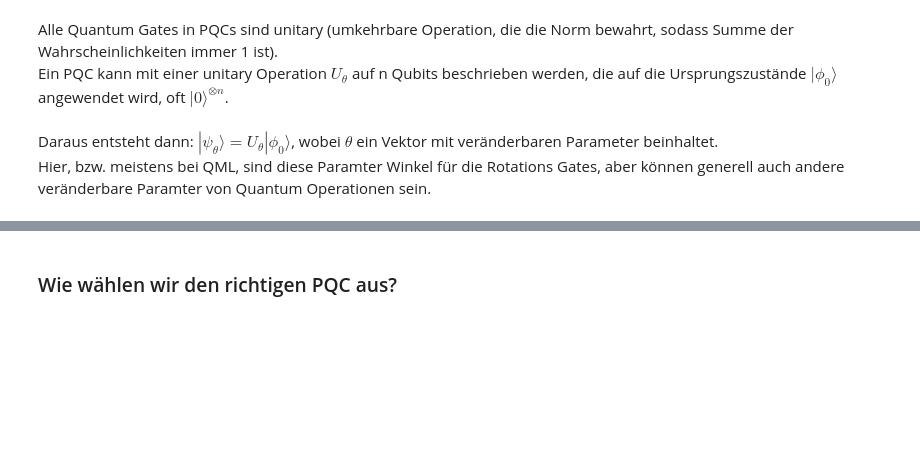
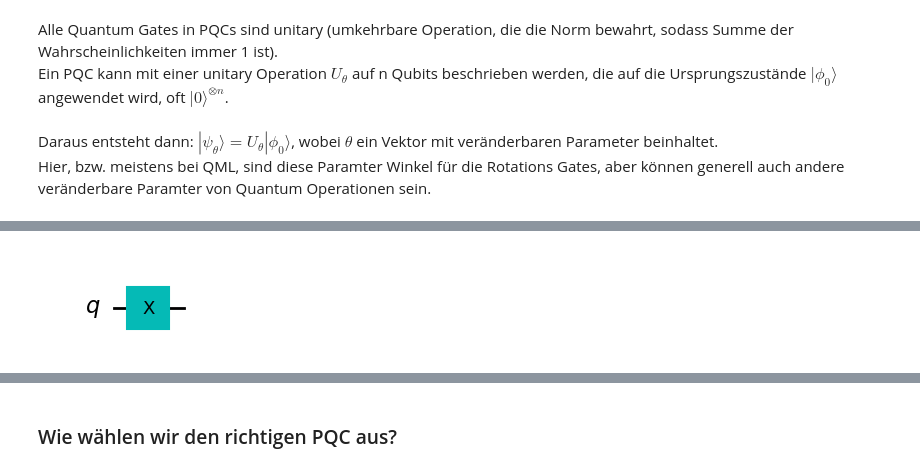
Before and after one commit to jannikobenhoff/quantum_machine_learning, a Jupyter notebook: tutorial/Tutorial.ipynb, the cells around one changed output, grey strips where cells are left out. Drawn from its saved outputs; the diff is of its cells as text; code cells hidden in the pictures; blank space fills up the shorter version.

```diff
--- a/tutorial/Tutorial.ipynb
+++ b/tutorial/Tutorial.ipynb
@@ -50,0 +64,6 @@ Hier, bzw. meistens bei QML, sind diese Paramter Winkel für die Rotations Gates
+# %%
+qc = QuantumCircuit(1)
+qc.x(0)
+qc.draw(output="mpl")
+# %% [output]
+[figure, added]
```
Also changed, not shown: parts of 17 cells of this notebook, 5 other files.
